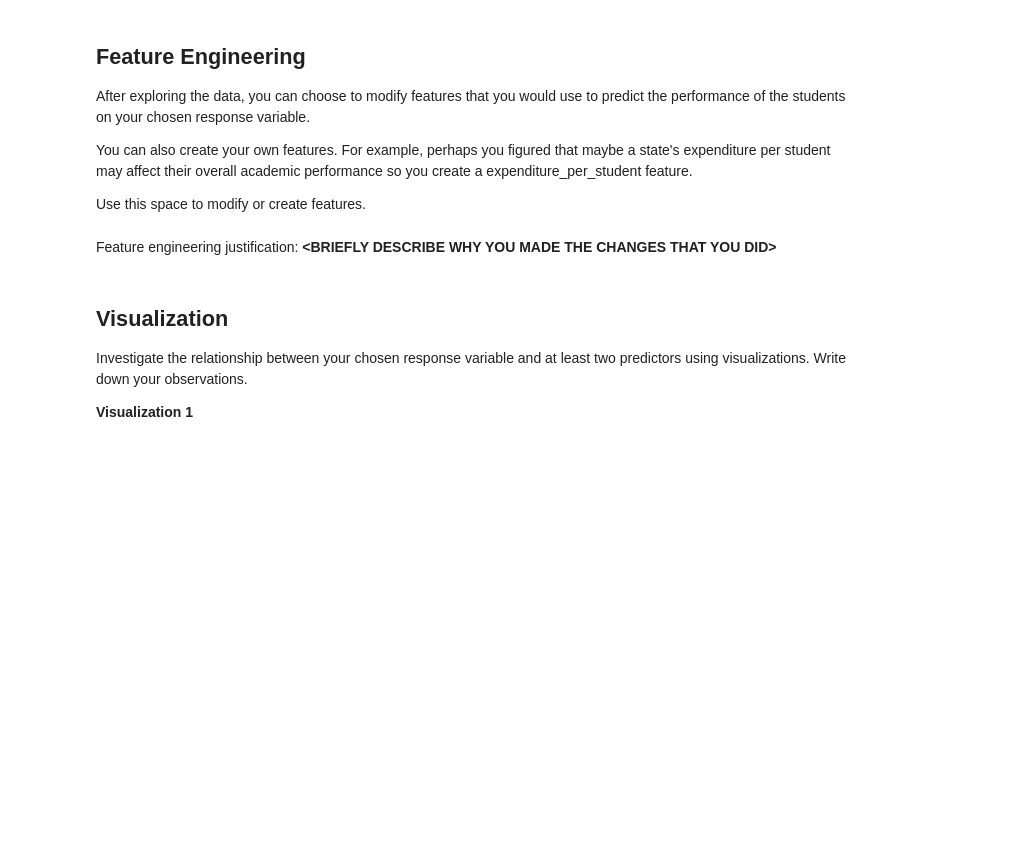
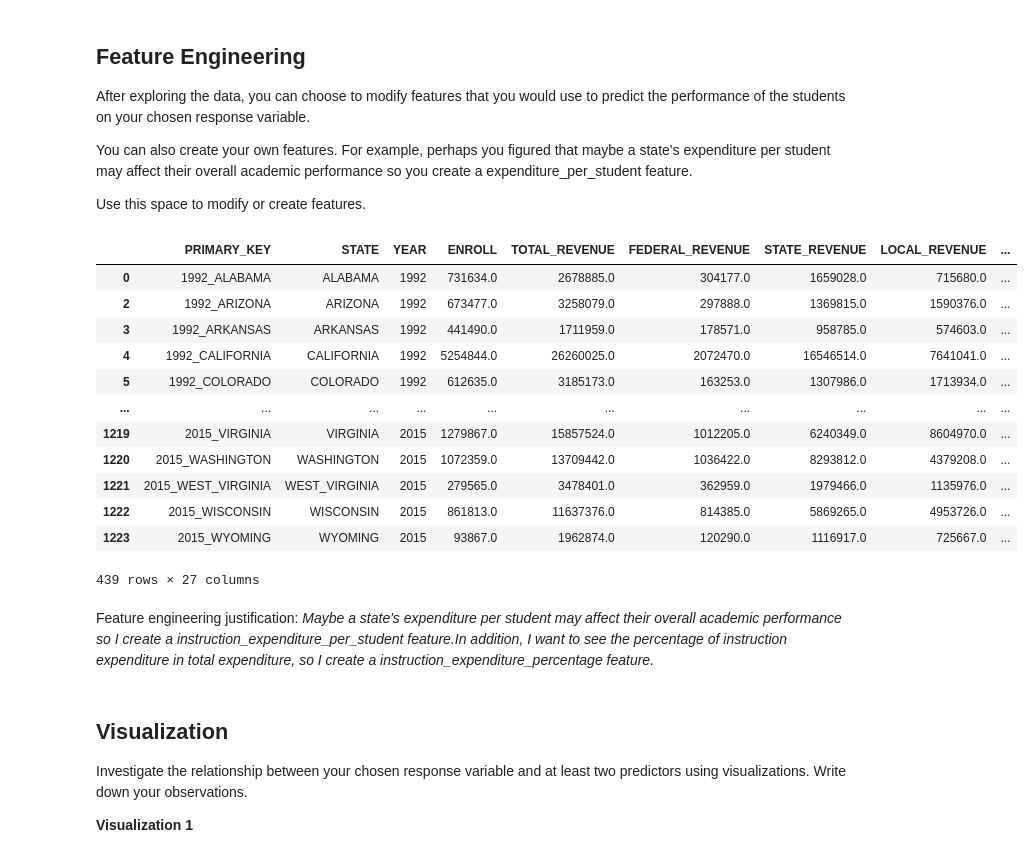
Before and after one commit to yunyangMA/checkpoint-0-and-1-yunyang, a Jupyter notebook: Dict/“checkpoint1_ipynb”yunyang.ipynb, the cells around one changed output. Cells and saved outputs as stored; diff of their text form; code cells hidden in the pictures; blank space fills up the shorter version.

```diff
--- a/Dict/“checkpoint1_ipynb”yunyang.ipynb
+++ b/Dict/“checkpoint1_ipynb”yunyang.ipynb
@@ -124,8 +162,27 @@ After exploring the data, you can choose to modify features that you would use t
 You can also create your own features. For example, perhaps you figured that maybe a state's expenditure per student may affect their overall academic performance so you create a expenditure_per_student feature.
 
 Use this space to modify or create features.
-# %% [markdown]
-Feature engineering justification: **<BRIEFLY DESCRIBE WHY YOU MADE THE CHANGES THAT YOU DID\>**
+# %%
+df_states_edu["instruction_expenditure_per_student"]=(df_states_edu["INSTRUCTION_EXPENDITURE"]/df_states_edu["ENROLL"])
+df_states_edu["instruction_expenditure_percentage"]=(df_states_edu["INSTRUCTION_EXPENDITURE"]/df_states_edu["TOTAL_EXPENDITURE"])
+df_states_edu.isna().sum()
+df_states_edu
+# %% [output]
+|  | PRIMARY_KEY | STATE | YEAR | ENROLL | TOTAL_REVENUE | FEDERAL_REVENUE | STATE_REVENUE | LOCAL_REVENUE | ... |
+| 0 | 1992_ALABAMA | ALABAMA | 1992 | 731634.0 | 2678885.0 | 304177.0 | 1659028.0 | 715680.0 | ... |
+| 2 | 1992_ARIZONA | ARIZONA | 1992 | 673477.0 | 3258079.0 | 297888.0 | 1369815.0 | 1590376.0 | ... |
+| 3 | 1992_ARKANSAS | ARKANSAS | 1992 | 441490.0 | 1711959.0 | 178571.0 | 958785.0 | 574603.0 | ... |
+| 4 | 1992_CALIFORNIA | CALIFORNIA | 1992 | 5254844.0 | 26260025.0 | 2072470.0 | 16546514.0 | 7641041.0 | ... |
+| 5 | 1992_COLORADO | COLORADO | 1992 | 612635.0 | 3185173.0 | 163253.0 | 1307986.0 | 1713934.0 | ... |
+| ... | ... | ... | ... | ... | ... | ... | ... | ... | ... |
+| 1219 | 2015_VIRGINIA | VIRGINIA | 2015 | 1279867.0 | 15857524.0 | 1012205.0 | 6240349.0 | 8604970.0 | ... |
+| 1220 | 2015_WASHINGTON | WASHINGTON | 2015 | 1072359.0 | 13709442.0 | 1036422.0 | 8293812.0 | 4379208.0 | ... |
+| 1221 | 2015_WEST_VIRGINIA | WEST_VIRGINIA | 2015 | 279565.0 | 3478401.0 | 362959.0 | 1979466.0 | 1135976.0 | ... |
+| 1222 | 2015_WISCONSIN | WISCONSIN | 2015 | 861813.0 | 11637376.0 | 814385.0 | 5869265.0 | 4953726.0 | ... |
+| 1223 | 2015_WYOMING | WYOMING | 2015 | 93867.0 | 1962874.0 | 120290.0 | 1116917.0 | 725667.0 | ... |
+439 rows × 27 columns
+# %% [markdown]
+Feature engineering justification: *Maybe a state's expenditure per student may affect their overall academic performance so I create a instruction_expenditure_per_student feature.In addition, I want to see the percentage of instruction expenditure in total expenditure, so I create a instruction_expenditure_percentage feature.*
 # %% [markdown]
 <h2>Visualization</h2>
 
```
Also changed, not shown: parts of 10 cells of this notebook.
